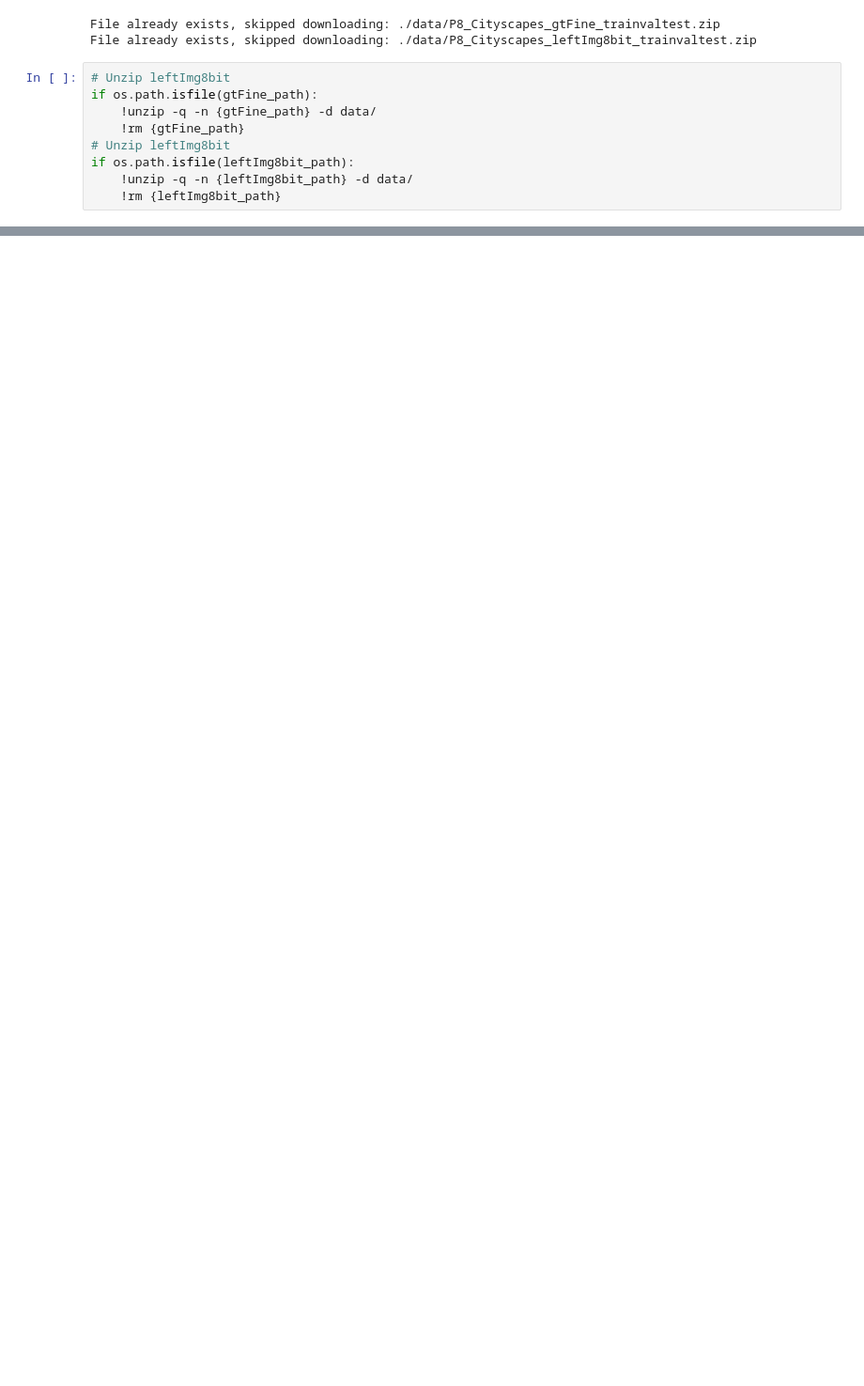
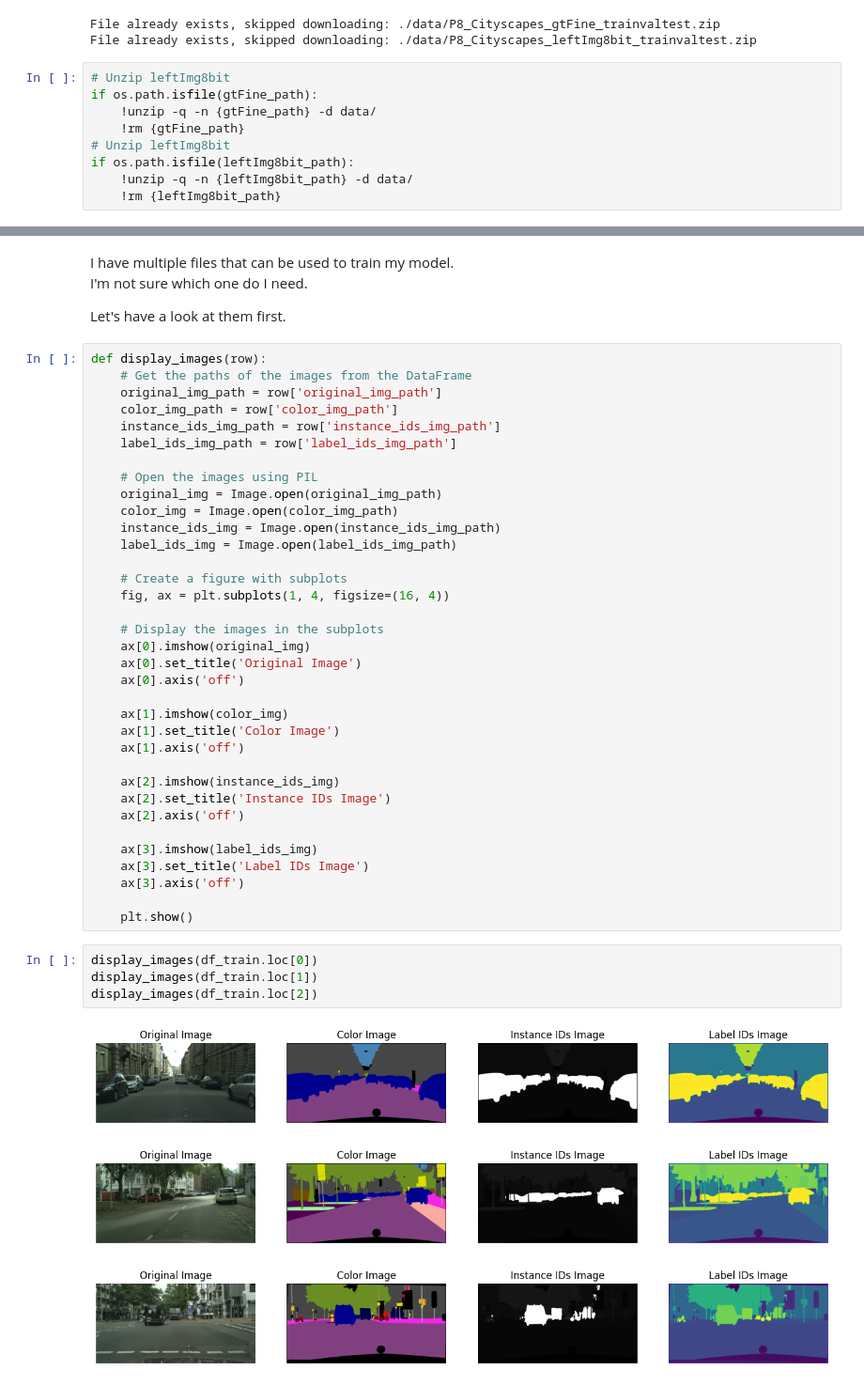
Before and after one commit to 6be709c0/oc-ai-engineer, a Jupyter notebook: OC/P8/output/simple.ipynb, the cells around one changed output, grey strips where cells are left out. Shown at 94% size. Cells and saved outputs as stored; diff of their text form; blank space fills up the shorter version.

```diff
--- a/OC/P8/output/simple.ipynb
+++ b/OC/P8/output/simple.ipynb
@@ -425,0 +159,48 @@ display_predicted_mask(model, df_train.loc[0]["color_img_path"])
+# %% [markdown]
+I have multiple files that can be used to train my model.
+I'm not sure which one do I need.
+
+Let's have a look at them first.
+# %%
+def display_images(row):
+    # Get the paths of the images from the DataFrame
+    original_img_path = row['original_img_path']
+    color_img_path = row['color_img_path']
+    instance_ids_img_path = row['instance_ids_img_path']
+    label_ids_img_path = row['label_ids_img_path']
+
+    # Open the images using PIL
+    original_img = Image.open(original_img_path)
+    color_img = Image.open(color_img_path)
+    instance_ids_img = Image.open(instance_ids_img_path)
+    label_ids_img = Image.open(label_ids_img_path)
+
+    # Create a figure with subplots
+    fig, ax = plt.subplots(1, 4, figsize=(16, 4))
+
+    # Display the images in the subplots
+    ax[0].imshow(original_img)
+    ax[0].set_title('Original Image')
+    ax[0].axis('off')
+
+    ax[1].imshow(color_img)
+    ax[1].set_title('Color Image')
+    ax[1].axis('off')
+
+    ax[2].imshow(instance_ids_img)
+    ax[2].set_title('Instance IDs Image')
+    ax[2].axis('off')
+
+    ax[3].imshow(label_ids_img)
+    ax[3].set_title('Label IDs Image')
+    ax[3].axis('off')
+
+    plt.show()
+# %%
+display_images(df_train.loc[0])
+display_images(df_train.loc[1])
+display_images(df_train.loc[2])
+# %% [output]
+[figure, added]
+[figure, added]
+[figure, added]
```
Also changed, not shown: parts of 77 cells of this notebook, 15 other files.
